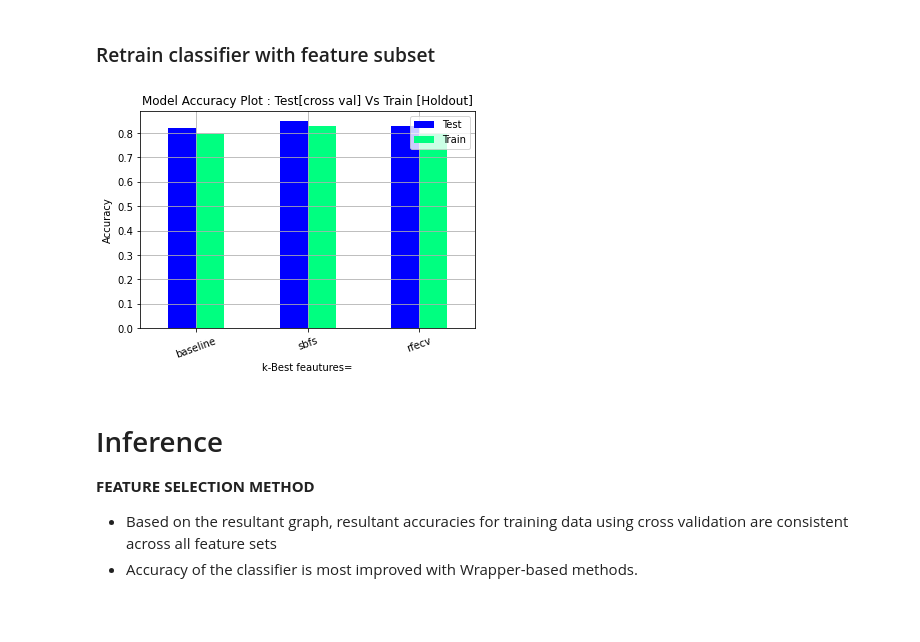
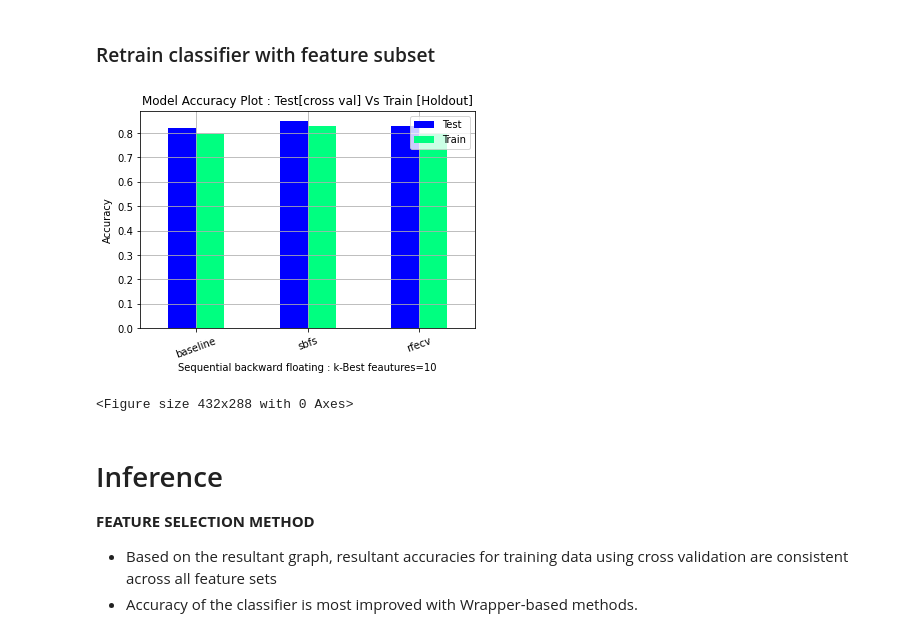
Before and after one commit to RasikKane/Data-Science-and-Machine-learning, a Jupyter notebook: Feature-Selection-Analysis/feature_selection.ipynb, the cells around one changed output. Drawn from its saved outputs; the diff is of its cells as text; code cells hidden in the pictures.

```diff
--- a/Feature-Selection-Analysis/feature_selection.ipynb
+++ b/Feature-Selection-Analysis/feature_selection.ipynb
@@ -50,13 +53,14 @@ cv_folds = 10
 ### Plot from a dataframe
 # %%
 def plot_df_bar(df, kind='bar',figsize=(6,4),grid=True, use_index=True,colormap='winter', rot=20,
-                ylabel='Accuracy', xlabel='All feautures',title= 'Model Accuracy Plot', show=True):
+                ylabel='Accuracy', xlabel='All feautures',title= 'Model Accuracy Plot',file_path="output/1.pdf",show=True):
                 df.dropna().plot(kind=kind,figsize=figsize,grid=grid, use_index=use_index, rot=rot, colormap=colormap)
                 plt.ylabel(ylabel)
                 plt.xlabel(xlabel)
                 plt.title(title)
                 if show:
                     plt.show()
+                plt.savefig(file_path, bbox_inches='tight')
 # %% [markdown]
 ## Data Set Information
 <br>
@@ -398,11 +403,12 @@ acc_holdout_sbfs = accuracy_score(y_pred_sbfs,y_test)
 # %%
 #Bar chart for hold-out and cross validation accuracies
 df_result.loc['sbfs'] = [acc_holdout_sbfs,acc_cross_val_sbfs]
 
-plot_df_bar(df_result, xlabel='k-Best feautures=',
-            title= 'Model Accuracy Plot : Test[cross val] Vs Train [Holdout]')
+plot_df_bar(df_result, xlabel='Sequential backward floating : k-Best feautures=10',
+            title= 'Model Accuracy Plot : Test[cross val] Vs Train [Holdout]', file_path="output/sbfs.pdf")
 # %% [output]
-[figure, old version]
+[figure, new version]
+<Figure size 432x288 with 0 Axes>
 # %% [markdown]
 # Inference
 
```
Also changed, not shown: parts of 12 cells of this notebook, 7 other files.
